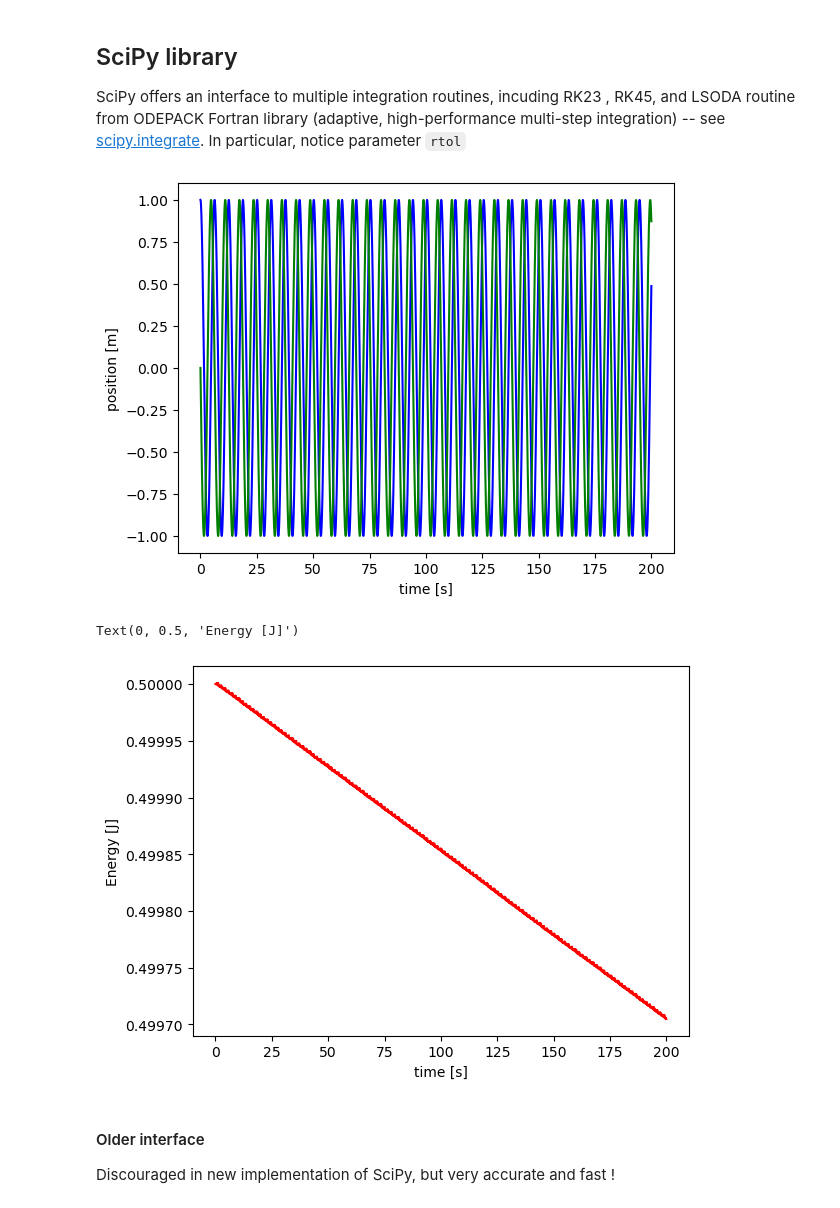
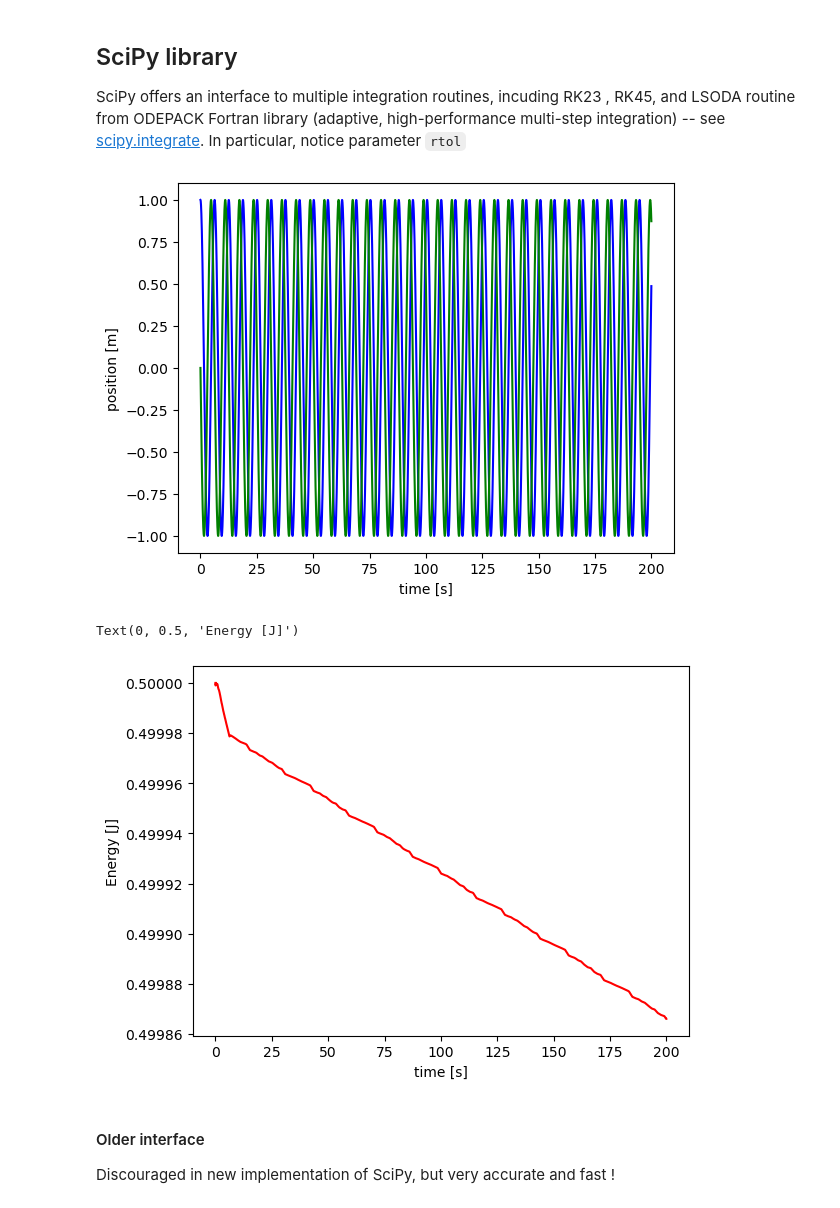
Before and after one commit to ds-connectors/Physics-88-SP24, a Jupyter notebook: Week13/L11/Lecture11.ipynb, the cells around one changed output. Cells and saved outputs as stored; diff of their text form; code cells hidden in the pictures.

```diff
--- a/Week13/L11/Lecture11.ipynb
+++ b/Week13/L11/Lecture11.ipynb
@@ -221,29 +221,29 @@ SciPy offers an interface to multiple integration routines, incuding RK23 , RK45
 # %%
 from scipy.integrate import solve_ivp
 
-answer  = solve_ivp(SHO, y0=initial_state, method='RK45',
+answer  = solve_ivp(SHO, y0=initial_state, method='LSODA',
                     t_span=(wanted_times[0],wanted_times[-1]),
-                    t_eval=wanted_times, rtol=1e-5)
+                    t_eval=wanted_times, rtol=1e-6)
 #print(answer)
 x = answer.y[0,:]
 v = answer.y[1,:]
 plt.plot(wanted_times, x, 'b-')
 plt.plot(wanted_times, v, 'g-')
 plt.xlabel("time [s]")
 plt.ylabel("position [m]")
 plt.show()
 
 # plot energy vs time
 m = 1
 k = omega*omega*m
 energy = 0.5*(k*x**2 + m*v**2)
 plt.plot(wanted_times,energy,'r-')
 plt.xlabel("time [s]")
 plt.ylabel("Energy [J]")
 # %% [output]
 [figure]
 Text(0, 0.5, 'Energy [J]')
-[figure, old version]
+[figure, new version]
 # %% [markdown]
 #### Older interface
 
```
Also changed, not shown: parts of 3 cells of this notebook, 7 other files.
